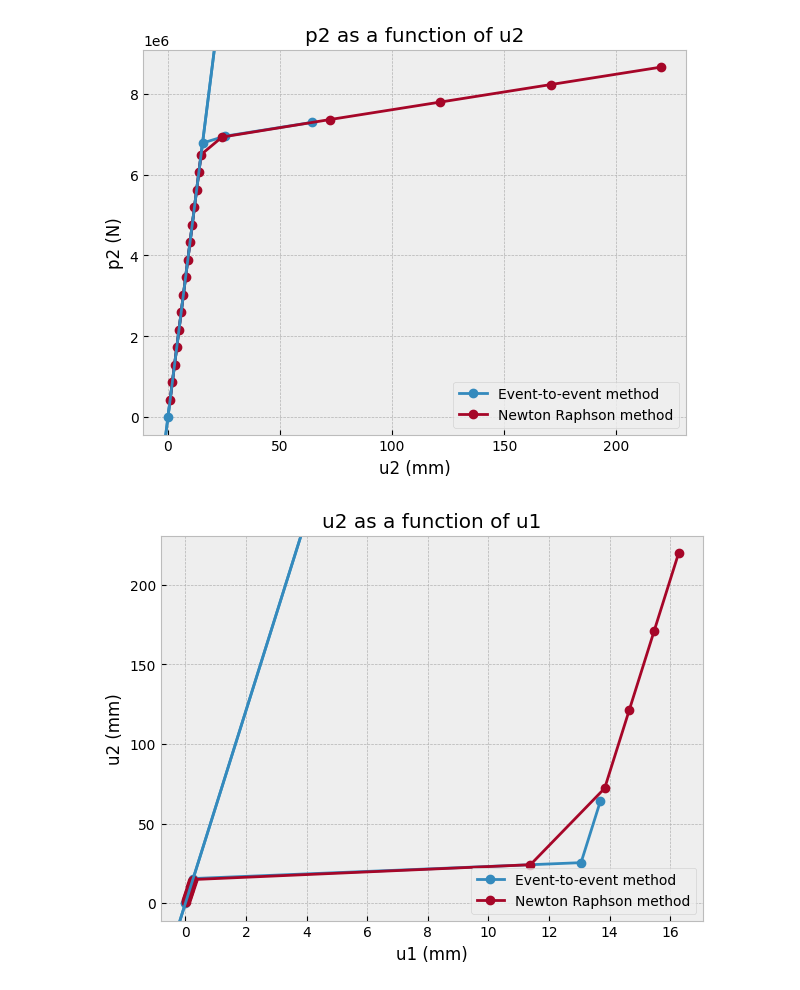
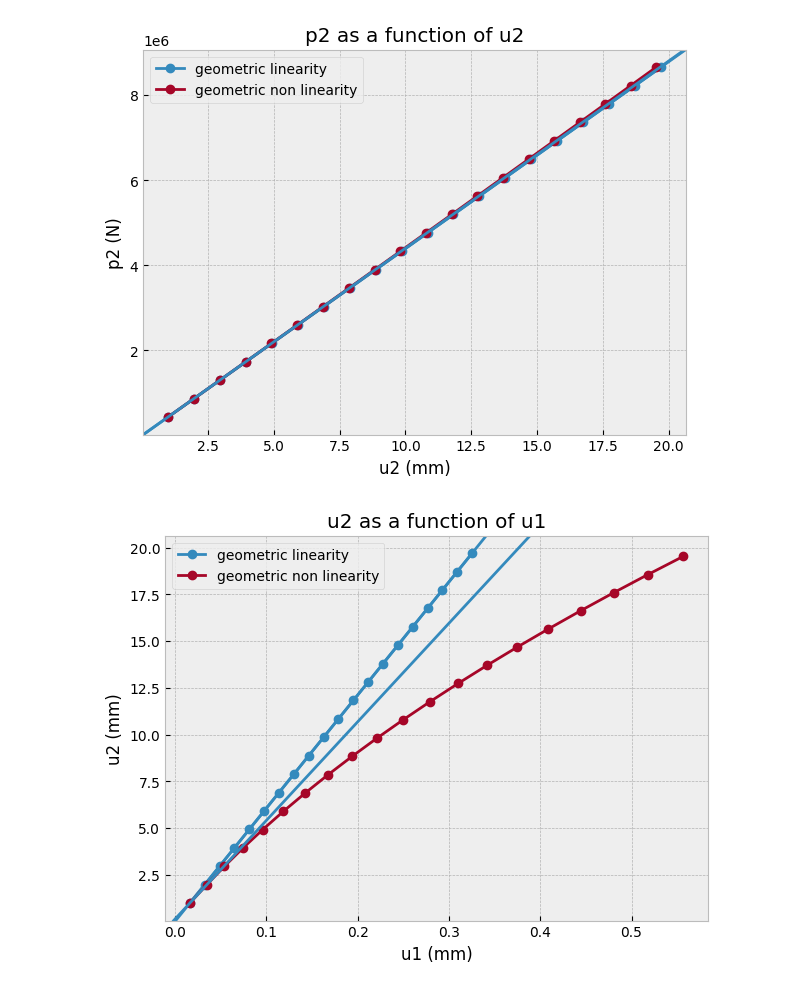
Before and after one commit to LaureToullier/Non-Linear-Analysis, a Jupyter notebook: ASSIGNMENT 3/combined_graphs_hwk3.ipynb, the cells around one changed output. Drawn from its saved outputs; the diff is of its cells as text; code cells hidden in the pictures.

```diff
--- a/ASSIGNMENT 3/combined_graphs_hwk3.ipynb
+++ b/ASSIGNMENT 3/combined_graphs_hwk3.ipynb
@@ -10,3 +7,10 @@ partB = pd.read_csv("partB.csv")
+# %%
+linear7 = pd.read_csv("107_linear.csv")
+nonlinear7 = pd.read_csv("Non_lin_load_10^7.csv")
+linear8 = pd.read_csv("108_linear.csv")
+nonlinear8 = pd.read_csv("Non_lin_load_10^8.csv")
+linear9 = pd.read_csv("109_linear.csv")
+#nonlinear9 = pd.read_csv("Non_lin_load_10^9.csv")
 # %%
 def printgraph(x,y,xname,yname,unit1, unit2, **kwargs):
     plt.plot(x,y,**kwargs)
@@ -21,20 +25,20 @@ def printgraph(x,y,xname,yname,unit1, unit2, **kwargs):
     return None
 # %%
 plt.figure(figsize=(7, 5))
-printgraph(partA.u1,partA.p1,"u1","p1","mm","N", label="Event-to-event method", marker="o")
-printgraph(partB.u1,partB.p1,"u1","p1","mm","N", label="Newton Raphson method", marker="o")
+printgraph(linear7.u1,linear7.p1,"u1","p1","mm","N", label="geometric linearity", marker="o")
+printgraph(nonlinear7.u1,nonlinear7.p1,"u1","p1","mm","N", label="geometric non linearity", marker="o")
 plt.legend()
 plt.show()
 
 plt.figure(figsize=(7, 5))
-printgraph(partA.u2,partA.p2,"u2","p2","mm","N",label="Event-to-event method", marker="o")
-printgraph(partB.u2,partB.p2,"u2","p2","mm","N",label="Newton Raphson method", marker="o")
+printgraph(linear7.u2,linear7.p2,"u2","p2","mm","N",label="geometric linearity", marker="o")
+printgraph(nonlinear7.u2,nonlinear7.p2,"u2","p2","mm","N",label="geometric non linearity", marker="o")
 plt.legend()
 plt.show()
 
 plt.figure(figsize=(7, 5))
-printgraph(partA.u1,partA.u2,"u1","u2","mm","mm",label="Event-to-event method", marker="o")
-printgraph(partB.u1,partB.u2,"u1","u2","mm","mm",label="Newton Raphson method", marker="o")
+printgraph(linear7.u1,linear7.u2,"u1","u2","mm","mm",label="geometric linearity", marker="o")
+printgraph(nonlinear7.u1,nonlinear7.u2,"u1","u2","mm","mm",label="geometric non linearity", marker="o")
 plt.legend()
 plt.show()
 # %% [output]
@@ -42,2 +46,2 @@ plt.show()
-[figure, old version]
+[figure, new version]
-[figure, old version]
+[figure, new version]
```
Also changed, not shown: parts of 4 cells of this notebook, 2 other files.
